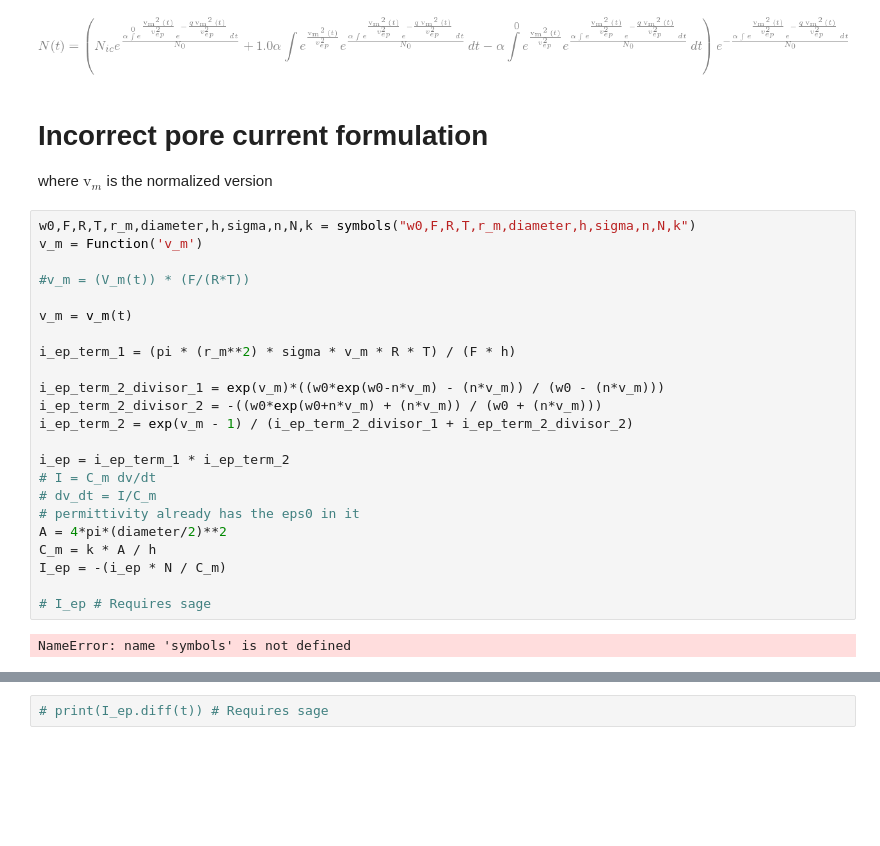
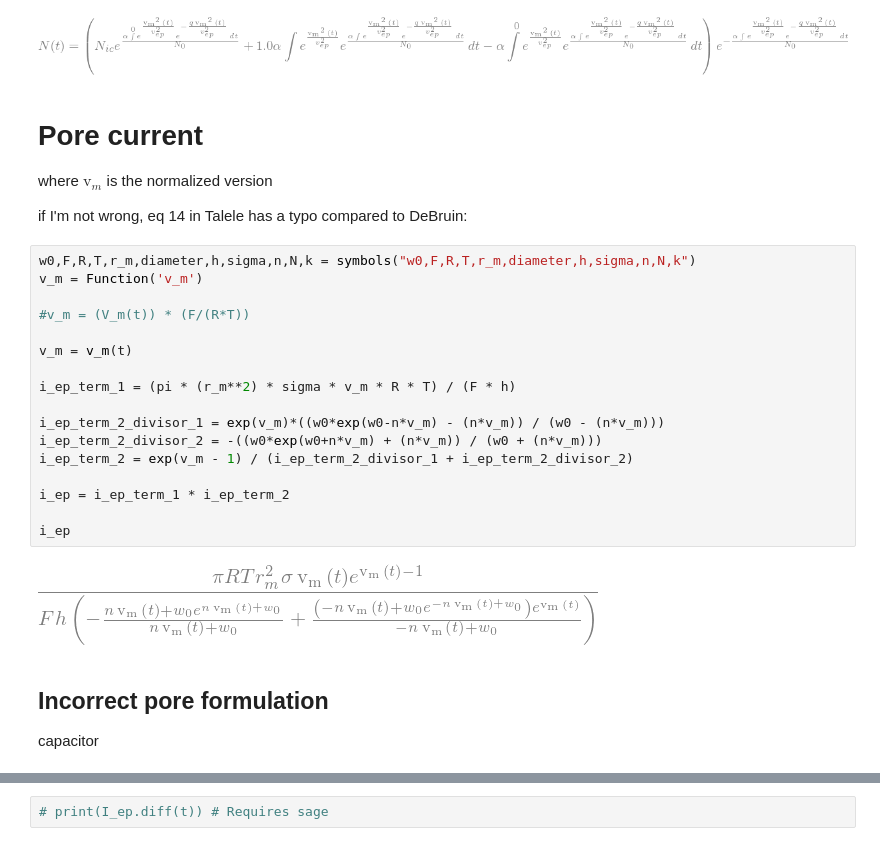
Before and after one commit to 0xDBFB7/transmembrane_potential, a Jupyter notebook: transmembrane_math.ipynb, the cells around one changed output, grey strips where cells are left out. Drawn from its saved outputs; the diff is of its cells as text; blank space fills up the shorter version.

Commit message:
More progress on pore current

```diff
--- a/transmembrane_math.ipynb
+++ b/transmembrane_math.ipynb
@@ -360,31 +375,31 @@ solution
 # %% [output]
 [figure]
 # %% [markdown]
-# Incorrect pore current formulation
+# Pore current
 
 where $\text{v}_m$ is the normalized version
+
+if I'm not wrong, eq 14 in Talele has a typo compared to DeBruin:
 # %%
 w0,F,R,T,r_m,diameter,h,sigma,n,N,k = symbols("w0,F,R,T,r_m,diameter,h,sigma,n,N,k")
 v_m = Function('v_m')
 
 #v_m = (V_m(t)) * (F/(R*T))
 
 v_m = v_m(t)
 
 i_ep_term_1 = (pi * (r_m**2) * sigma * v_m * R * T) / (F * h)
 
 i_ep_term_2_divisor_1 = exp(v_m)*((w0*exp(w0-n*v_m) - (n*v_m)) / (w0 - (n*v_m)))
 i_ep_term_2_divisor_2 = -((w0*exp(w0+n*v_m) + (n*v_m)) / (w0 + (n*v_m)))
 i_ep_term_2 = exp(v_m - 1) / (i_ep_term_2_divisor_1 + i_ep_term_2_divisor_2)
 
 i_ep = i_ep_term_1 * i_ep_term_2
-# I = C_m dv/dt
-# dv_dt = I/C_m
-# permittivity already has the eps0 in it
-A = 4*pi*(diameter/2)**2
-C_m = k * A / h
-I_ep = -(i_ep * N / C_m)
 
-# I_ep # Requires sage
+i_ep
 # %% [output]
-NameError: name 'symbols' is not defined
+[figure, added]
+# %% [markdown]
+## Incorrect pore formulation
+
+capacitor
```
Also changed, not shown: parts of 10 cells of this notebook.
